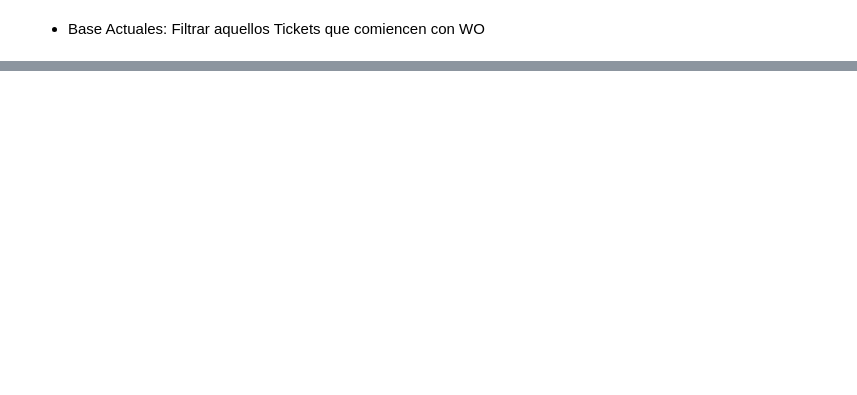
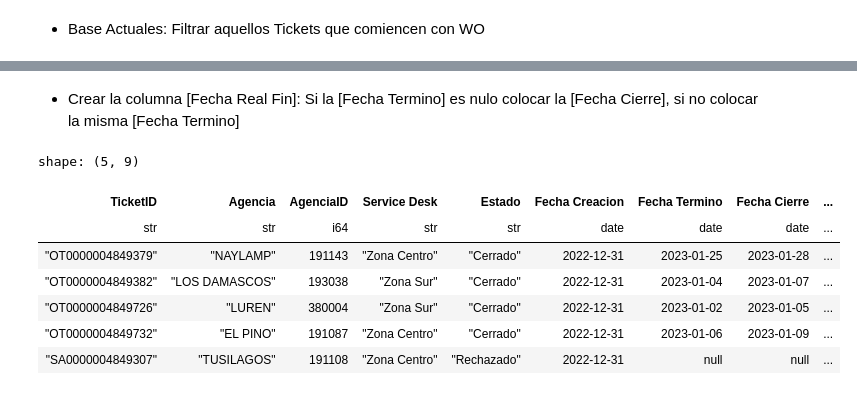
Before and after one commit to dayworldx/Gestion-Atenciones, a Jupyter notebook: ETL_Entregable1.ipynb, the cells around one changed output, grey strips where cells are left out. Cells and saved outputs as stored; diff of their text form; code cells hidden in the pictures; blank space fills up the shorter version.

Commit message:
Union de Tickets Historicos y Tickets Actuales con Transformaciones

```diff
--- a/ETL_Entregable1.ipynb
+++ b/ETL_Entregable1.ipynb
@@ -60,0 +63,3 @@ shape: (5, 7)
+# %%
+Tickets = pl.concat([Historico, Actuales], how='vertical')
+Tickets.head()
@@ -60,0 +77,9 @@ shape: (5, 7)
+# %%
+Tickets = Tickets.sort(
+    by = ['TicketID', 'Fecha Creacion']
+).unique(
+    subset='TicketID',
+    keep='last',
+    maintain_order=True
+)
+Tickets.head()
@@ -60,0 +97,7 @@ shape: (5, 7)
+# %%
+Tickets = Tickets.with_columns(
+    pl.col('Ubicacion').str.split_exact(' - ', 1)
+    .struct.rename_fields(['Agencia','AgenciaID'])
+    .alias('Ubicacion')
+).unnest('Ubicacion').cast({'AgenciaID': pl.Int64})
+Tickets.head()
@@ -60,0 +113,16 @@ shape: (5, 7)
+# %% [markdown]
+- Crear la columna [Fecha Real Fin]: Si la [Fecha Termino] es nulo colocar la [Fecha Cierre], si no colocar la misma [Fecha Termino]
+# %%
+Tickets = Tickets.with_columns(
+    pl.when(pl.col("Fecha Termino").is_null()).then(pl.col('Fecha Cierre')).otherwise(pl.col("Fecha Termino")).alias('Fecha Real Fin')
+)
+Tickets.head()
+# %% [output]
+shape: (5, 9)
+| TicketID | Agencia | AgenciaID | Service Desk | Estado | Fecha Creacion | Fecha Termino | Fecha Cierre | ... |
+| str | str | i64 | str | str | date | date | date | ... |
+| "OT0000004849379" | "NAYLAMP" | 191143 | "Zona Centro" | "Cerrado" | 2022-12-31 | 2023-01-25 | 2023-01-28 | ... |
+| "OT0000004849382" | "LOS DAMASCOS" | 193038 | "Zona Sur" | "Cerrado" | 2022-12-31 | 2023-01-04 | 2023-01-07 | ... |
+| "OT0000004849726" | "LUREN" | 380004 | "Zona Sur" | "Cerrado" | 2022-12-31 | 2023-01-02 | 2023-01-05 | ... |
+| "OT0000004849732" | "EL PINO" | 191087 | "Zona Centro" | "Cerrado" | 2022-12-31 | 2023-01-06 | 2023-01-09 | ... |
+| "SA0000004849307" | "TUSILAGOS" | 191108 | "Zona Centro" | "Rechazado" | 2022-12-31 | null | null | ... |
```
Also changed, not shown: parts of 10 cells of this notebook.
